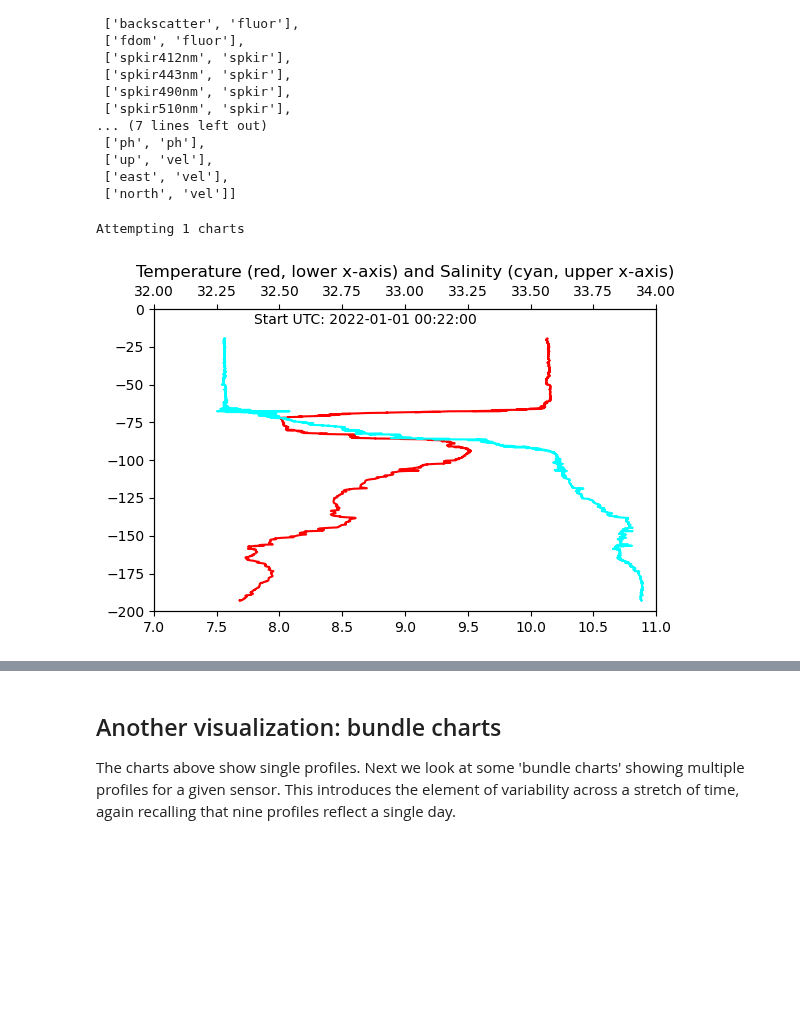
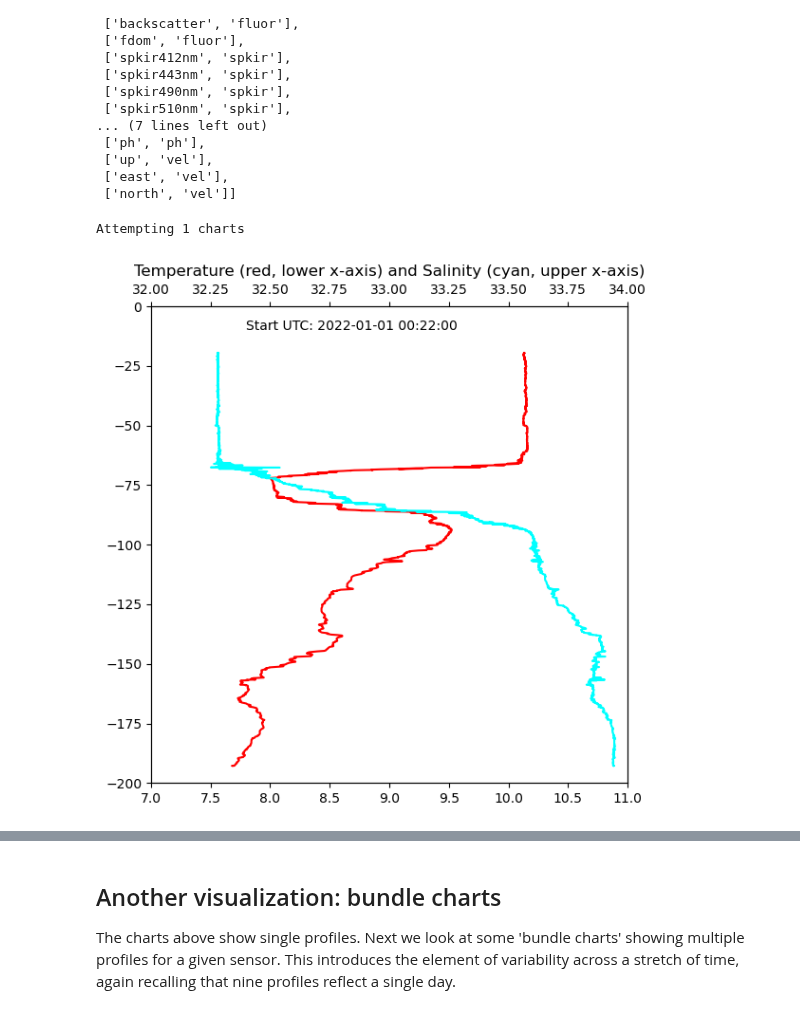
Before and after one commit to geo-smart/oceanography, a Jupyter notebook: book/chapters/epipelargosy.ipynb, the cells around one changed output, grey strips where cells are left out. Saved outputs shown, nothing was run; the diff lists cells and outputs as text; code cells hidden in the pictures; blank space fills up the shorter version.

```diff
--- a/book/chapters/epipelargosy.ipynb
+++ b/book/chapters/epipelargosy.ipynb
@@ -76,11 +79,6 @@ from shallowprofiler import *
 from data import *
 from charts import *
 from os import path
-
-
-def AssembleDataFilename(base_path, site, sensor, month, year):
-    return base_path + '/' + site + '/' + sensor + '_' + month + '_' + year + '.nc'
-
 
 def GetSensorTuple(s, f):
     '''
@@ -102,14 +100,14 @@ d = {}                # d is an empty dictionary that will be populated with 5-t
                       # what data files are resident in the base path. Default is January 2022,
                       # Oregon Slope Base
 
-base_path   = './data/rca/sensors'
-sitestring  = 'osb'
-monthstring = 'jan'
-yearstring  = '2022'
+data_file_root_path   = './data/rca/sensors'
+sitestring            = 'osb'
+monthstring           = 'jan'
+yearstring            = '2022'
 
 for sensor in sensors:          # sensor is a list of 2 strings [sensor_str, instrument_str]
-    f = AssembleDataFilename(base_path, sitestring, sensor[0], monthstring, yearstring)
+    f = AssembleDataFilename(data_file_root_path, sitestring, sensor[0], monthstring, yearstring)
     if path.isfile(f):
-        d[sensor[0]] = GetSensorTuple(sensor[0], f)    # create a dictionary entry for this sensor
+        d[sensor[0]] = GetSensorTuple(sensor[0], f)    # creates the dictionary d{} entry for this sensor
 # %% [output]
 Jupyter Notebook running Python 3
@@ -171,8 +175,8 @@ sensors
 # %%
 # temperature and salinity
 fig,axs = ChartTwoSensors(profiles, [ranges['temp'], ranges['salinity']], profile_list,
                           d['temp'][0],     -d['temp'][1],     'Temperature', colors['temp'],     'ascent',
-                          d['salinity'][0], -d['salinity'][1], 'Salinity',    colors['salinity'], 'ascent', 6, 4)
+                          d['salinity'][0], -d['salinity'][1], 'Salinity',    colors['salinity'], 'ascent', 6, 6)
 # %% [output]
 Attempting 1 charts
-[figure, old version]
+[figure, new version]
```
Also changed, not shown: parts of 14 cells of this notebook, 4 other files.
